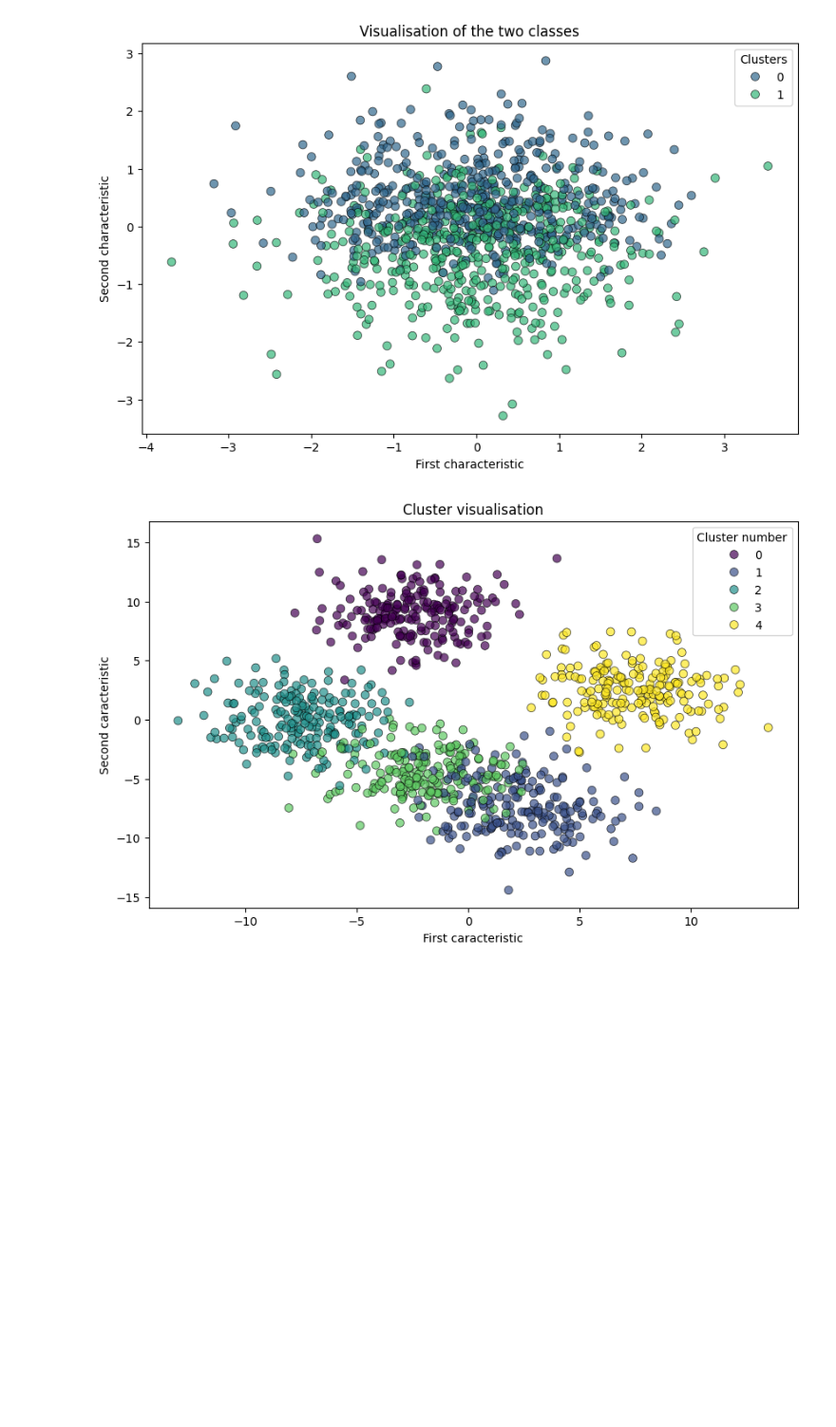
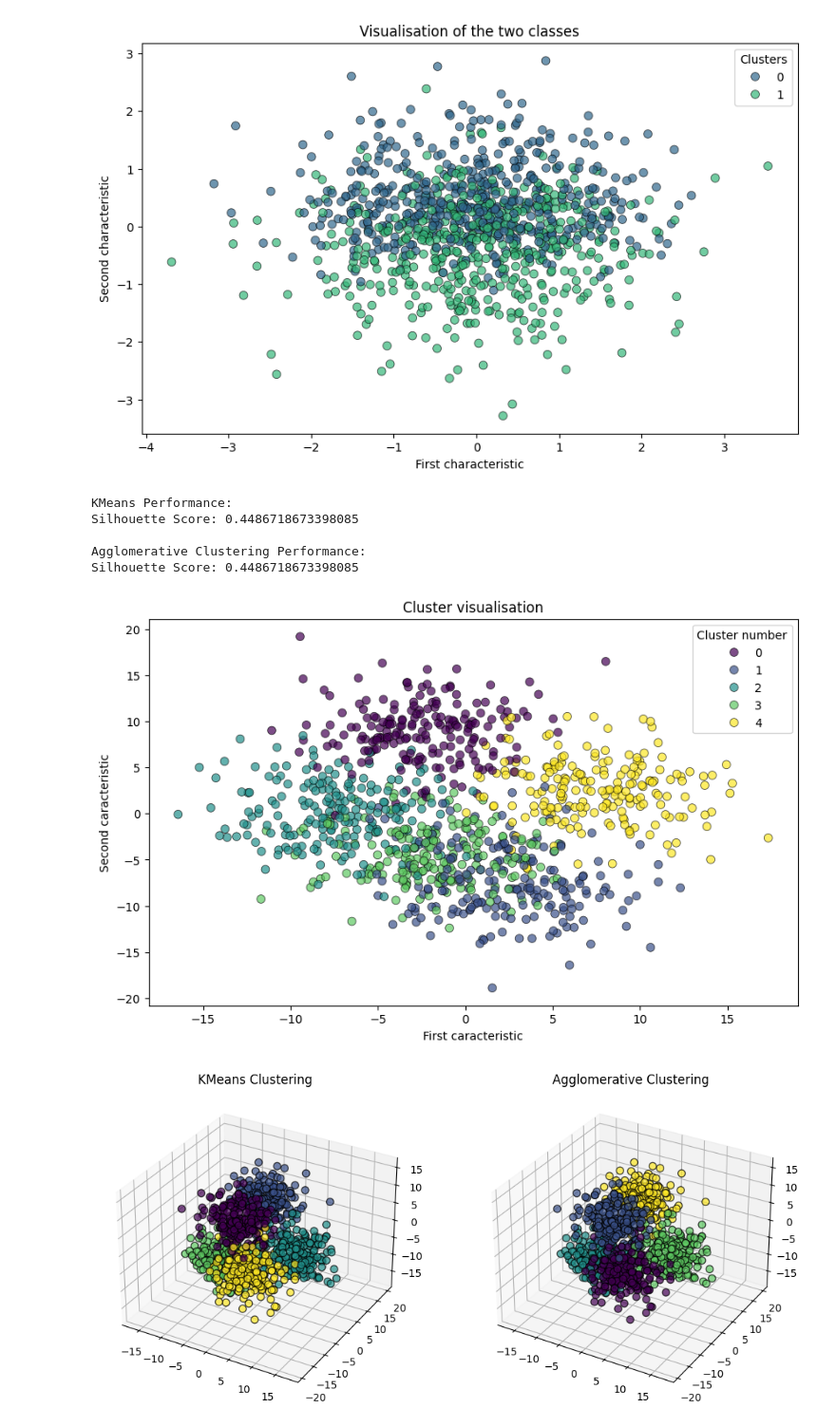
Before and after one commit to AntoineGilsonGH/Statistical-Assessment-of-Trained-Models, a Jupyter notebook: 1_Data_Simulation.ipynb, the cells around one changed output. Shown at 95% size. Saved outputs shown, nothing was run; the diff lists cells and outputs as text; code cells hidden in the pictures; blank space fills up the shorter version.

```diff
--- a/1_Data_Simulation.ipynb
+++ b/1_Data_Simulation.ipynb
@@ -100,25 +100,57 @@ simulate_classification()
 [figure]
 # %%
 from sklearn.datasets import make_blobs
+from sklearn.cluster import KMeans, AgglomerativeClustering
+from sklearn.metrics import silhouette_score
 
-def simulate_segmentation():
+def simulate_clustering():
 
-   X, y = make_blobs(n_samples=1000, n_features=20, centers=5, cluster_std=2.0, random_state=42)
+   X, y = make_blobs(n_samples=1000, n_features=20, centers=5, cluster_std=3.25, random_state=42)
 
    df_x = pd.DataFrame(X)
    df_y = pd.DataFrame(y, columns=['cluster'])
 
    df_x.to_csv("Data/x_make_blobs_1000_20.csv", index=False)
    df_y.to_csv("Data/y_make_blobs_1000_20.csv", index=False)
+
+   model1 = KMeans(n_clusters=5, random_state=42)
+   labels1 = model1.fit_predict(X)
+   score1 = silhouette_score(X, labels1)
+
+   model2 = AgglomerativeClustering(n_clusters=5)
+   labels2 = model2.fit_predict(X)
+   score2 = silhouette_score(X, labels2)
+
+   print("KMeans Performance:")
+   print("Silhouette Score:", score1)
+
+   print("\nAgglomerative Clustering Performance:")
+   print("Silhouette Score:", score2)
 
    plt.figure(figsize=(10, 6))
    sns.scatterplot(x=df_x.iloc[:, 0], y=df_x.iloc[:, 1], hue=df_y['cluster'], palette="viridis", s=50, alpha=0.7, edgecolor='k')
    plt.title("Cluster visualisation")
    plt.xlabel("First caracteristic")
    plt.ylabel("Second caracteristic")
    plt.legend(title="Cluster number")
    plt.show()
 
-simulate_segmentation()
+   fig = plt.figure(figsize=(12, 6))
+   ax1 = fig.add_subplot(121, projection='3d')
+   ax2 = fig.add_subplot(122, projection='3d')
+
+   ax1.scatter(X[:, 0], X[:, 1], X[:, 2], c=labels1, cmap='viridis', s=50, alpha=0.7, edgecolor='k')
+   ax1.set_title('KMeans Clustering')
+
+   ax2.scatter(X[:, 0], X[:, 1], X[:, 2], c=labels2, cmap='viridis', s=50, alpha=0.7, edgecolor='k')
+   ax2.set_title('Agglomerative Clustering')
+
+simulate_clustering()
 # %% [output]
+KMeans Performance:
+Silhouette Score: 0.4486718673398085
+
+Agglomerative Clustering Performance:
+Silhouette Score: 0.4486718673398085
-[figure, old version]
+[figure, new version]
+[figure, added]
```
Also changed, not shown: 4 other files.
